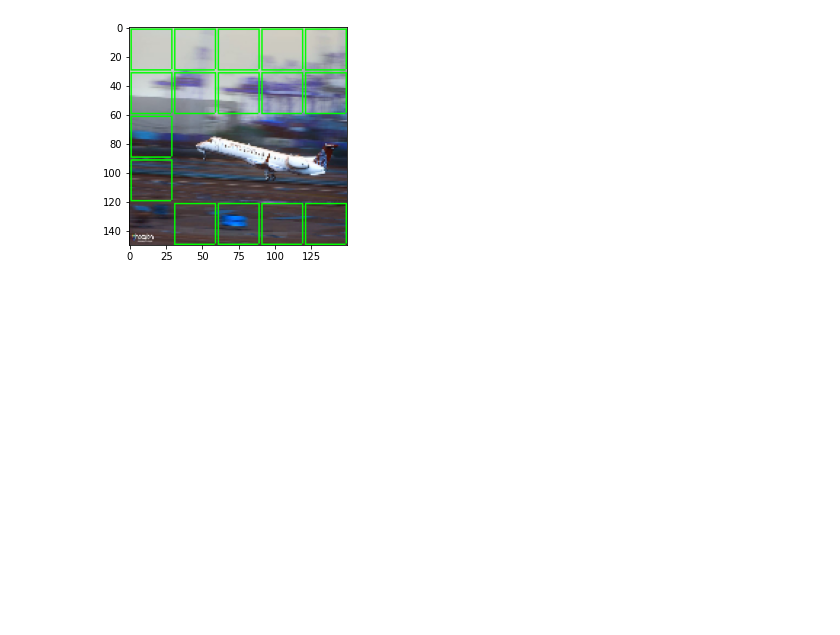
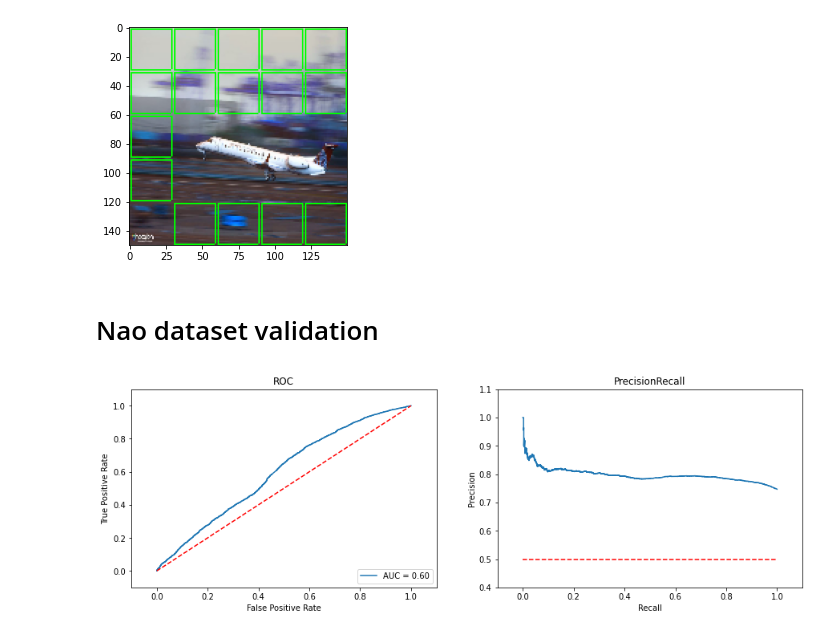
Before and after one commit to JuliaZur/MotionBlurDetection, a Jupyter notebook: results.ipynb, the cells around one changed output. Saved outputs shown, nothing was run; the diff lists cells and outputs as text; code cells hidden in the pictures; blank space fills up the shorter version.

Commit message:
nao evaluation added

```diff
--- a/results.ipynb
+++ b/results.ipynb
@@ -70,3 +71,12 @@ plt.imshow(mask_on_image(img_path, p))
 # %% [output]
 <matplotlib.image.AxesImage at 0x...>
 [figure]
+# %% [markdown]
+# Nao dataset validation
+# %%
+X_nao, y_nao = get_evaluation_data(n_imgs=10000)
+# %%
+y_probs_nao, y_pred_nao = cnn.predict_crops(X_nao)
+roc_pr_rec_plots(y_nao, y_pred_nao, y_probs_nao)
+# %% [output]
+[figure, added]
```
Also changed, not shown: parts of 3 cells of this notebook, 1 other file.
